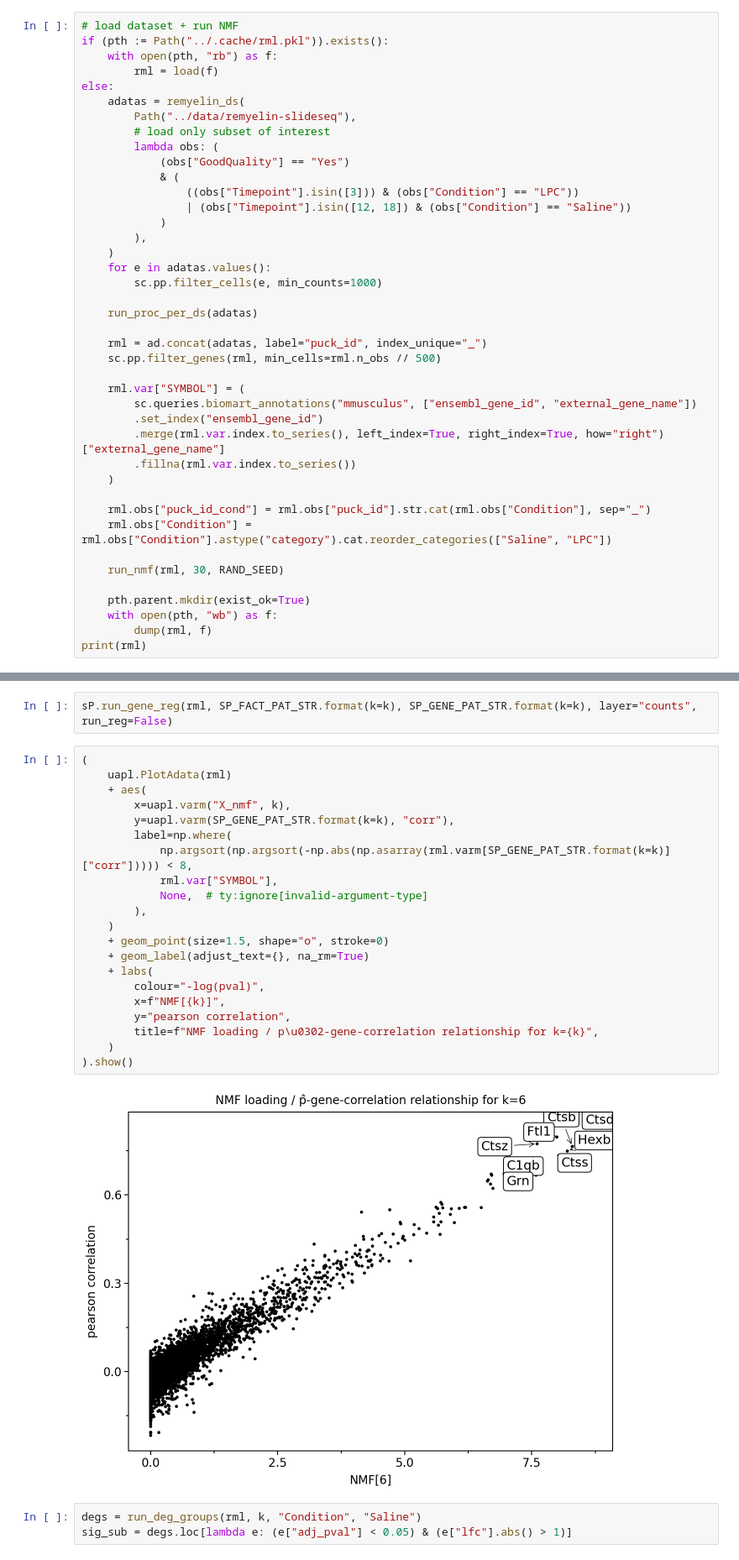
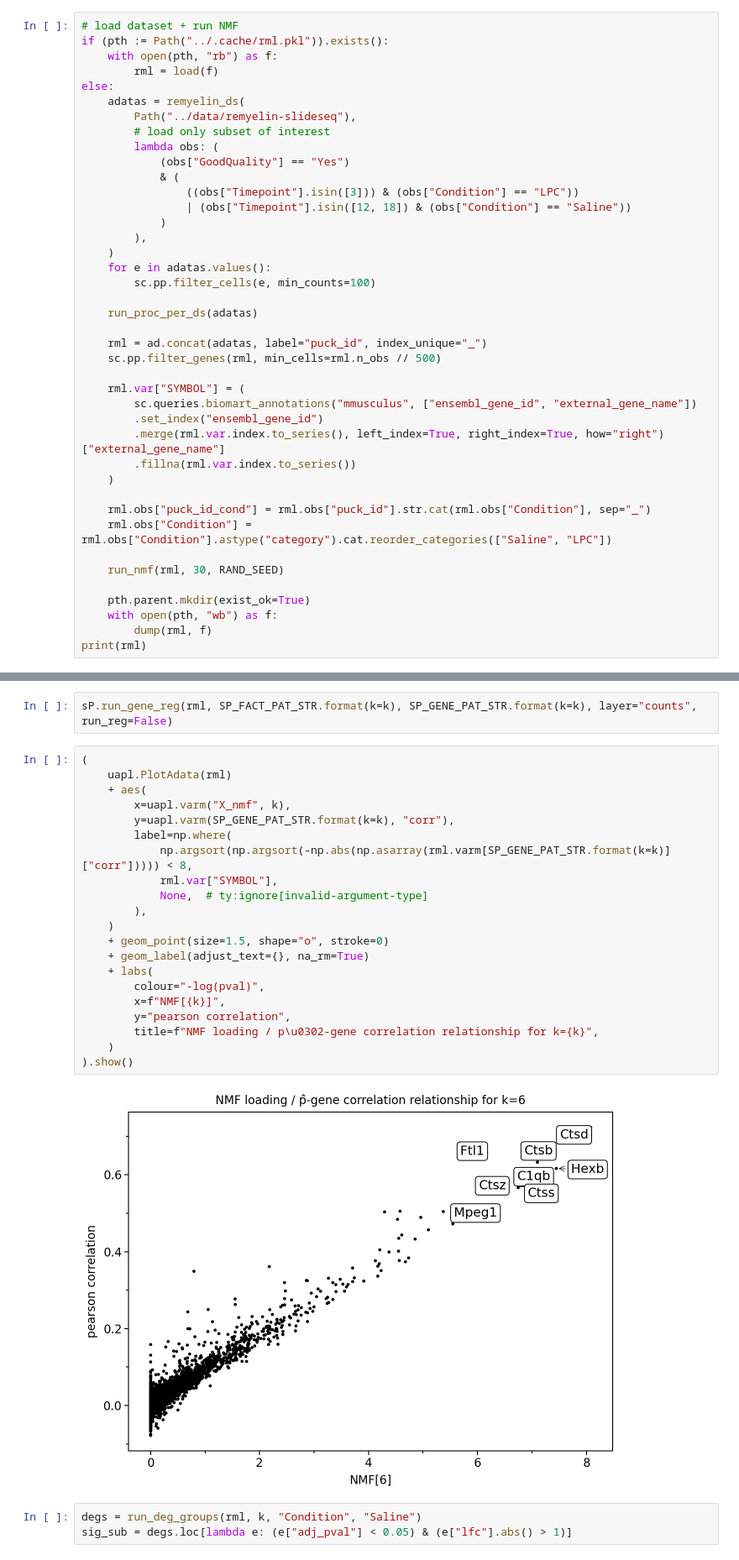
Before and after one commit to goeva-lab/spatialPeeler, a Jupyter notebook: demo/demo-rml.ipynb, the cells around one changed output, grey strips where cells are left out. Shown at 84% size. Cells and saved outputs as stored; diff of their text form.

```diff
--- a/demo/demo-rml.ipynb
+++ b/demo/demo-rml.ipynb
@@ -43,7 +43,7 @@ else:
         ),
     )
     for e in adatas.values():
-        sc.pp.filter_cells(e, min_counts=1000)
+        sc.pp.filter_cells(e, min_counts=100)
 
     run_proc_per_ds(adatas)
 
@@ -173,26 +173,26 @@ sP.run_gene_reg(rml, SP_FACT_PAT_STR.format(k=k), SP_GENE_PAT_STR.format(k=k), l
 # %%
 (
     uapl.PlotAdata(rml)
     + aes(
         x=uapl.varm("X_nmf", k),
         y=uapl.varm(SP_GENE_PAT_STR.format(k=k), "corr"),
         label=np.where(
             np.argsort(np.argsort(-np.abs(np.asarray(rml.varm[SP_GENE_PAT_STR.format(k=k)]["corr"])))) < 8,
             rml.var["SYMBOL"],
             None,  # ty:ignore[invalid-argument-type]
         ),
     )
     + geom_point(size=1.5, shape="o", stroke=0)
     + geom_label(adjust_text={}, na_rm=True)
     + labs(
         colour="-log(pval)",
         x=f"NMF[{k}]",
         y="pearson correlation",
-        title=f"NMF loading / p\u0302-gene-correlation relationship for k={k}",
+        title=f"NMF loading / p\u0302-gene correlation relationship for k={k}",
     )
 ).show()
 # %% [output]
-[figure, old version]
+[figure, new version]
 # %%
 degs = run_deg_groups(rml, k, "Condition", "Saline")
 sig_sub = degs.loc[lambda e: (e["adj_pval"] < 0.05) & (e["lfc"].abs() > 1)]
```
Also changed, not shown: parts of 8 cells of this notebook, 4 other files.
